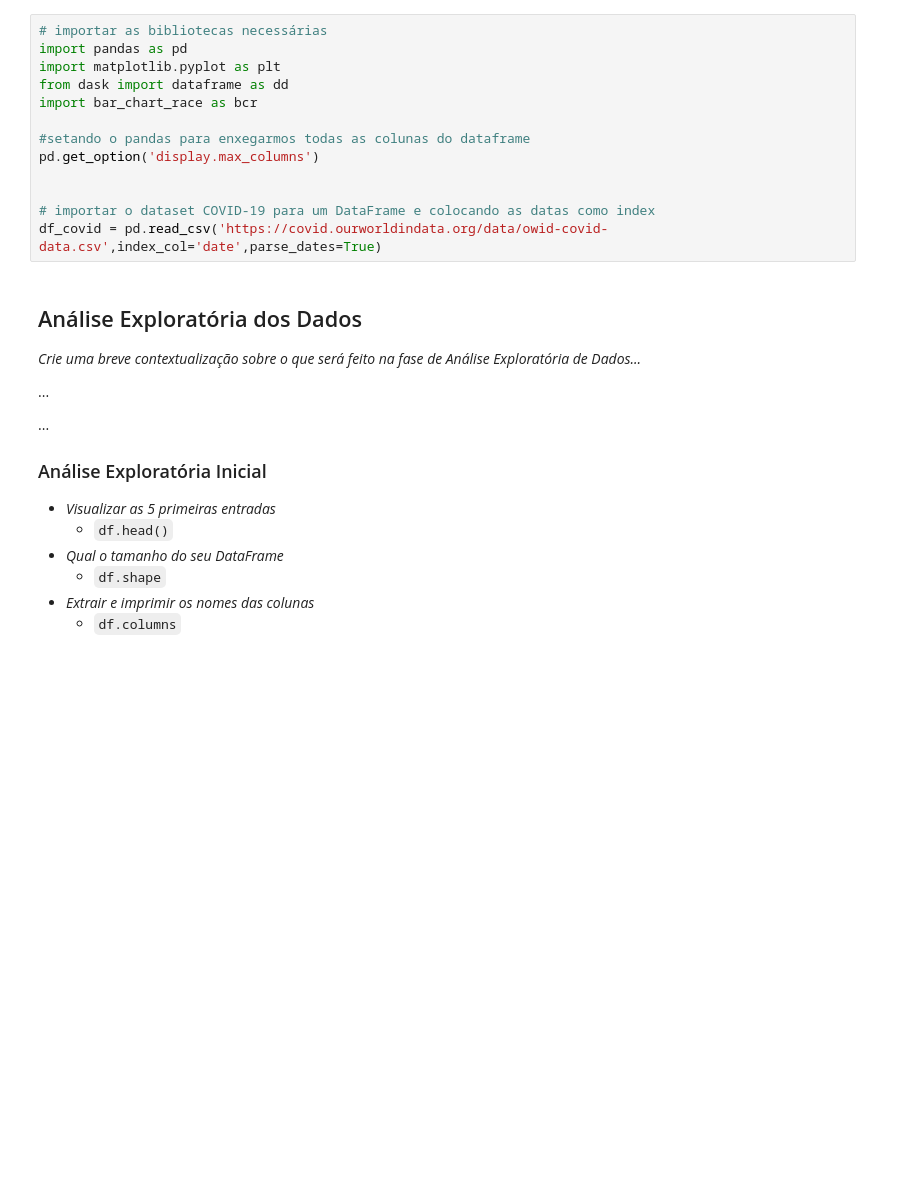
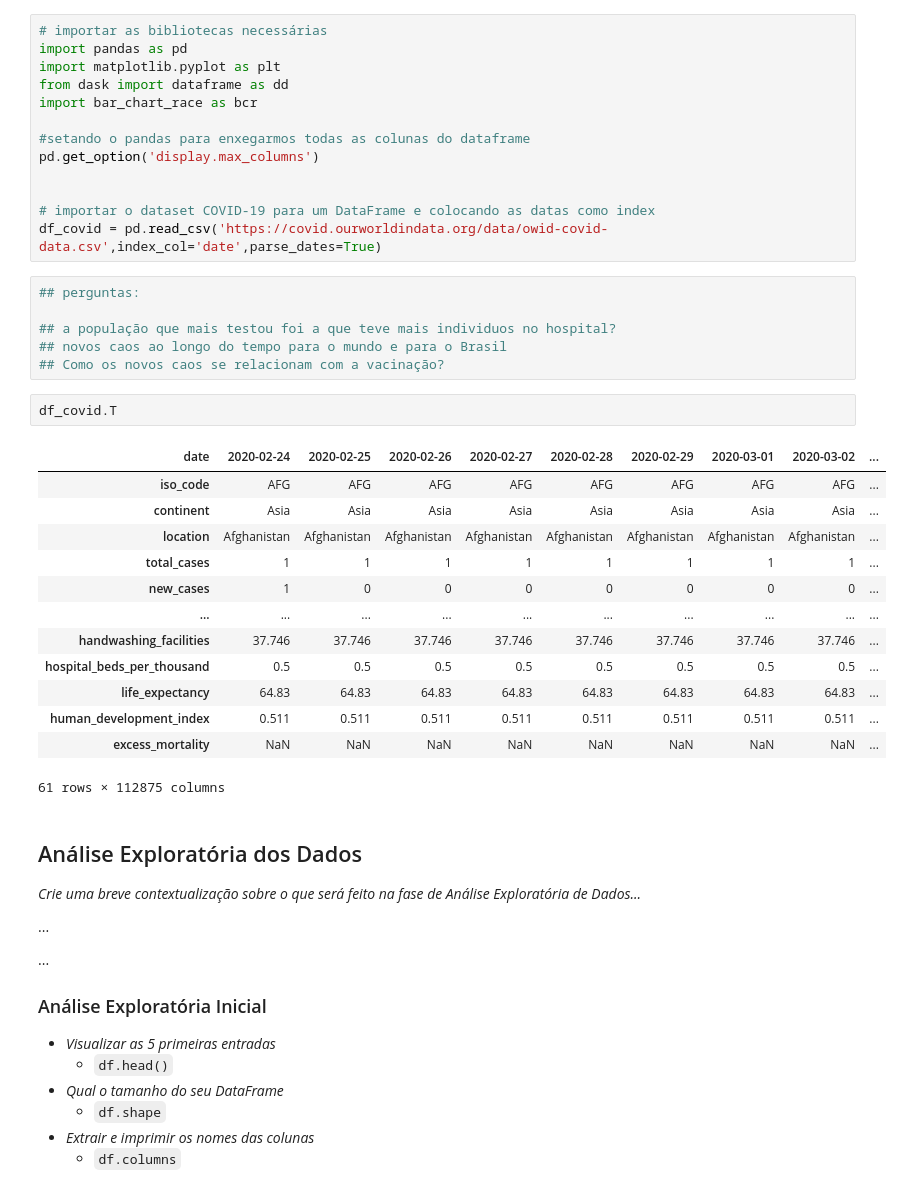
Before and after one commit to FerrazThales/Analysis_COVID_19, a Jupyter notebook: Panorama_da_COVID_19.ipynb, the cells around one changed output. Saved outputs shown, nothing was run; the diff lists cells and outputs as text; blank space fills up the shorter version.

```diff
--- a/Panorama_da_COVID_19.ipynb
+++ b/Panorama_da_COVID_19.ipynb
@@ -60,6 +120,28 @@ pd.get_option('display.max_columns')
 
 # importar o dataset COVID-19 para um DataFrame e colocando as datas como index
 df_covid = pd.read_csv('https://covid.ourworldindata.org/data/owid-covid-data.csv',index_col='date',parse_dates=True)
+# %%
+## perguntas:
+
+## a população que mais testou foi a que teve mais individuos no hospital?
+## novos caos ao longo do tempo para o mundo e para o Brasil
+## Como os novos caos se relacionam com a vacinação?
+# %%
+df_covid.T
+# %% [output]
+| date | 2020-02-24 | 2020-02-25 | 2020-02-26 | 2020-02-27 | 2020-02-28 | 2020-02-29 | 2020-03-01 | 2020-03-02 | ... |
+| iso_code | AFG | AFG | AFG | AFG | AFG | AFG | AFG | AFG | ... |
+| continent | Asia | Asia | Asia | Asia | Asia | Asia | Asia | Asia | ... |
+| location | Afghanistan | Afghanistan | Afghanistan | Afghanistan | Afghanistan | Afghanistan | Afghanistan | Afghanistan | ... |
+| total_cases | 1 | 1 | 1 | 1 | 1 | 1 | 1 | 1 | ... |
+| new_cases | 1 | 0 | 0 | 0 | 0 | 0 | 0 | 0 | ... |
+| ... | ... | ... | ... | ... | ... | ... | ... | ... | ... |
+| handwashing_facilities | 37.746 | 37.746 | 37.746 | 37.746 | 37.746 | 37.746 | 37.746 | 37.746 | ... |
+| hospital_beds_per_thousand | 0.5 | 0.5 | 0.5 | 0.5 | 0.5 | 0.5 | 0.5 | 0.5 | ... |
+| life_expectancy | 64.83 | 64.83 | 64.83 | 64.83 | 64.83 | 64.83 | 64.83 | 64.83 | ... |
+| human_development_index | 0.511 | 0.511 | 0.511 | 0.511 | 0.511 | 0.511 | 0.511 | 0.511 | ... |
+| excess_mortality | NaN | NaN | NaN | NaN | NaN | NaN | NaN | NaN | ... |
+61 rows × 112875 columns
 # %% [markdown]
 ## Análise Exploratória dos Dados
 
```
Also changed, not shown: parts of 4 cells of this notebook.
